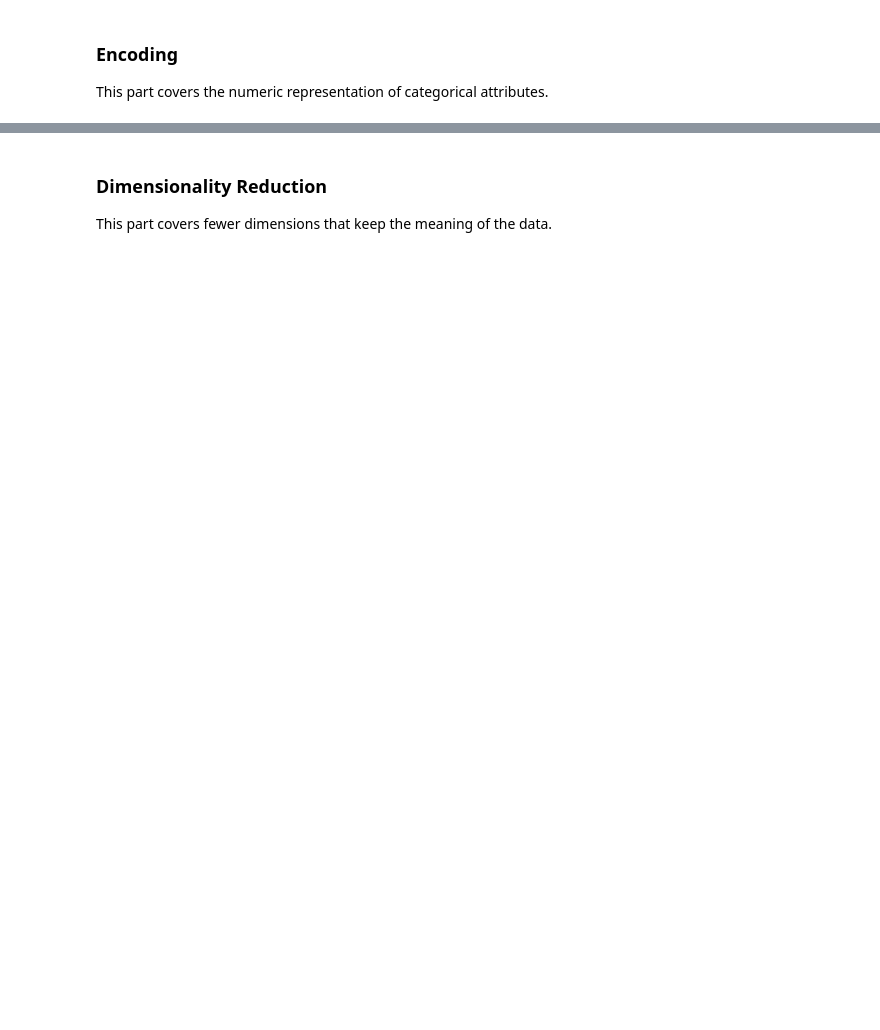
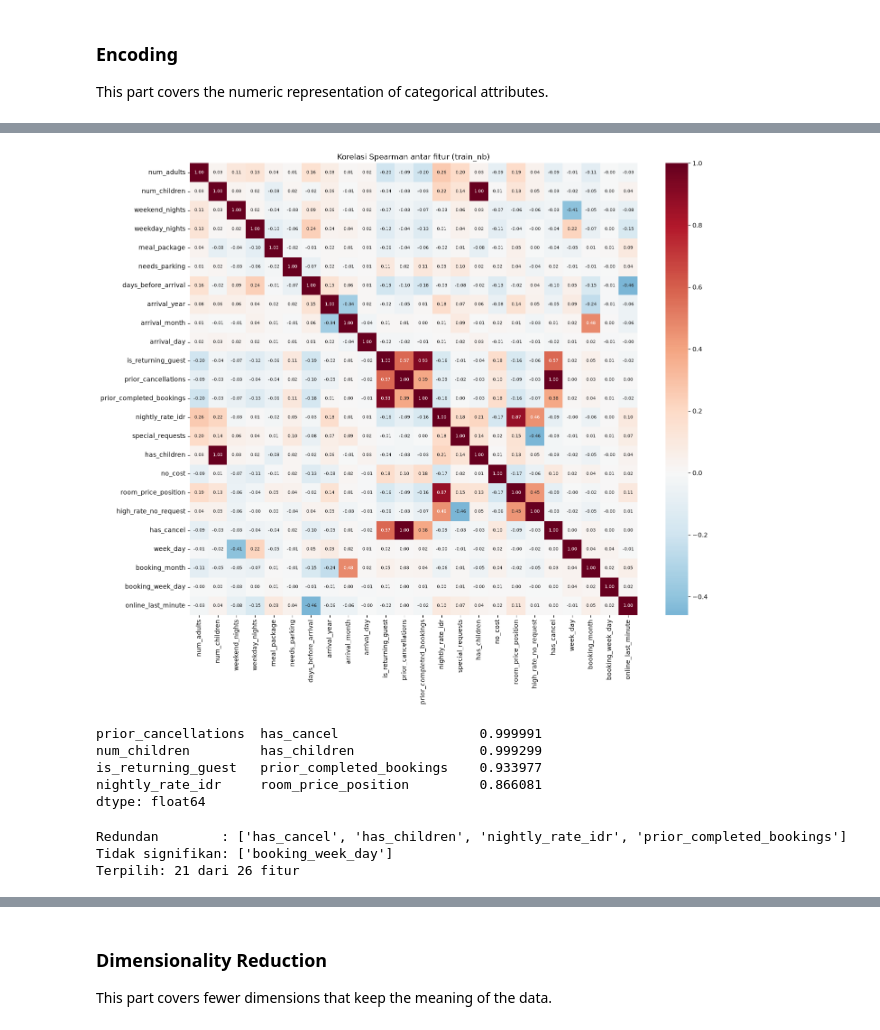
Before and after one commit to Hagon47/IF3170_G24_AyamNutellaBear, a Jupyter notebook: src/notebook/notebook.ipynb, the cells around one changed output, grey strips where cells are left out. Cells and saved outputs as stored; diff of their text form; code cells hidden in the pictures; blank space fills up the shorter version.

Commit message:
feat: implement data preparation

```diff
--- a/src/notebook/notebook.ipynb
+++ b/src/notebook/notebook.ipynb
@@ -536,0 +594,5 @@ This part covers new attributes derived from existing ones.
+# %%
+for c in ['has_children', 'no_cost', 'high_rate_no_request', 'has_cancel', 'online_last_minute', 'week_day', 'booking_month', 'booking_week_day']:
+    print(train_set.groupby(c)[TARGET].agg(['mean', 'count']).round(3), '\n')
+
+print(train_set.groupby(pd.qcut(train_set['room_price_position'], 4, duplicates='drop'), observed=True)[TARGET].agg(['mean', 'count']).round(3))
@@ -545,4 +667,17 @@ This part covers normalization to the range 0 to 1 and standardization.
 
 This part covers the numeric representation of categorical attributes.
 # %%
-# Write your code here
+MIN_COUNT = 20
+
+meal_map = {'Full Board': 'Half Board'}
+room_counts = train_set['room_category'].value_counts()
+rare_rooms = room_counts[room_counts < MIN_COUNT].index.tolist()
+print('Kamar yang sedikit:', rare_rooms, '| Full Board di train:', (train_set['meal_package'] == 'Full Board').sum())
+
+def merging(df):
+    df['meal_package'] = df['meal_package'].replace(meal_map)
+    df['room_category'] = df['room_category'].replace({r: 'Type Other' for r in rare_rooms})
+    return df
+
+for df in (train_set, val_set, test_set, train_scaled, val_scaled, test_scaled):
+    merging(df)
@@ -548,0 +796,12 @@ This part covers the numeric representation of categorical attributes.
+# %%
+FEATURES_NB = [c for c in train_nb.columns if c not in (ID_COL, TARGET)]
+
+rows = []
+for c in FEATURES_NB:
+    table = pd.crosstab(train_nb[c], train_nb[TARGET])            # contingency table fitur × target
+    chi2_stat, p_value, dof, _ = chi2_contingency(table)
+    mi = mutual_info_score(train_nb[c], train_nb[TARGET])
+    rows.append({'feature': c, 'chi2': chi2_stat, 'dof': dof, 'p_value': p_value, 'mutual_info': mi})
+
+fs_scores = pd.DataFrame(rows).sort_values('mutual_info', ascending=False).reset_index(drop=True)
+fs_scores
@@ -548,0 +826,43 @@ This part covers the numeric representation of categorical attributes.
+# %%
+NOMINAL_COLS = ['room_category', 'booking_channel']
+CORR_COLS = [c for c in FEATURES_NB if c not in NOMINAL_COLS]
+
+corr = train_nb[CORR_COLS].corr(method='spearman')
+
+plt.figure(figsize=(16, 13))
+sns.heatmap(corr, cmap='RdBu_r', center=0, annot=True, fmt='.2f', annot_kws={'size': 7})
+plt.title('Korelasi Spearman antar fitur (train_nb)')
+plt.show()
+# %% [output]
+[figure, added]
+# %%
+CORR_THRESHOLD = 0.8
+upper = corr.abs().where(np.triu(np.ones(corr.shape, dtype=bool), k=1))
+strong_pairs = upper.stack().loc[lambda s: s >= CORR_THRESHOLD].sort_values(ascending=False)
+strong_pairs
+# %% [output]
+prior_cancellations  has_cancel                  0.999991
+num_children         has_children                0.999299
+is_returning_guest   prior_completed_bookings    0.933977
+nightly_rate_idr     room_price_position         0.866081
+dtype: float64
+# %%
+mi = fs_scores.set_index('feature')['mutual_info']
+
+drop_redundant = set()
+for (a, b), r in strong_pairs.items():
+    if a in drop_redundant or b in drop_redundant:
+        continue
+    drop_redundant.add(a if mi[a] < mi[b] else b)
+
+drop_insignificant = set(fs_scores.loc[fs_scores['p_value'] > 0.05, 'feature'])
+
+FEATURES_NB_SELECTED = [c for c in FEATURES_NB if c not in drop_redundant | drop_insignificant]
+
+print('Redundan        :', sorted(drop_redundant))
+print('Tidak signifikan:', sorted(drop_insignificant))
+print(f'Terpilih: {len(FEATURES_NB_SELECTED)} dari {len(FEATURES_NB)} fitur')
+# %% [output]
+Redundan        : ['has_cancel', 'has_children', 'nightly_rate_idr', 'prior_completed_bookings']
+Tidak signifikan: ['booking_week_day']
+Terpilih: 21 dari 26 fitur
```
Also changed, not shown: parts of 27 cells of this notebook.
